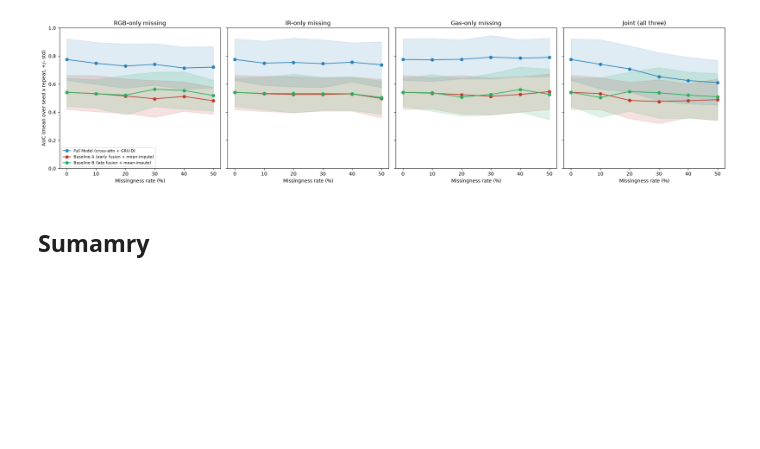
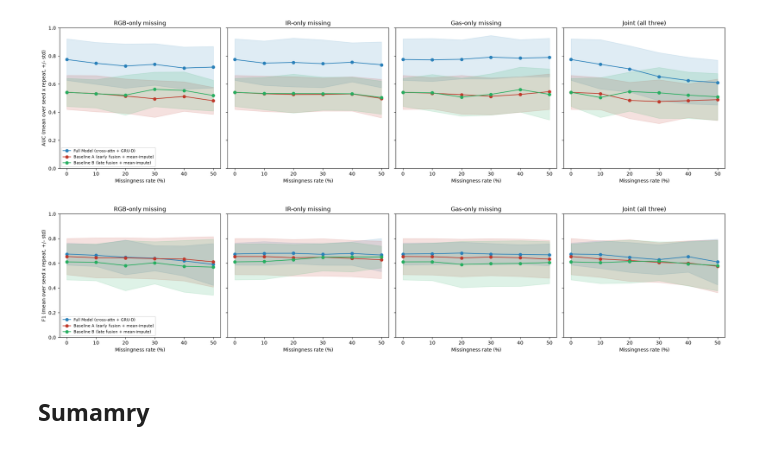
Before and after one commit to srijanani2073/multimodal-fruit-spoilage-detection, a Jupyter notebook: Code/08_missing_data_robustness.ipynb, the cells around one changed output. Drawn from its saved outputs; the diff is of its cells as text; code cells hidden in the pictures; blank space fills up the shorter version.

```diff
--- a/Code/08_missing_data_robustness.ipynb
+++ b/Code/08_missing_data_robustness.ipynb
@@ -1028,6 +1028,9 @@ train_loader_calib = DataLoader(train_ds_base, batch_size=cfg["batch_size"], shu
                                  collate_fn=day_sequence_collate, num_workers=0)
 val_loader = DataLoader(val_ds, batch_size=cfg["batch_size"], shuffle=False,
                          collate_fn=day_sequence_collate, num_workers=0)
+test_ds = DayLevelSequenceDataset(split="test", shared_pixel_cache=train_ds_base._pixel_cache)
+test_loader = DataLoader(test_ds, batch_size=cfg["batch_size"], shuffle=False,
+                          collate_fn=day_sequence_collate, num_workers=0)
 
 aug_ds = OfflineAugmentedDayLevelSequenceDataset(train_ds_base, transform_type=AUGMENTATION_TRANSFORM, n_copies=N_COPIES)
 train_loader = DataLoader(aug_ds, batch_size=cfg["batch_size"], sampler=build_weighted_sampler(aug_ds),
@@ -1345,3 +1420,10 @@ agg_df
 | 70 | full_model | rgb | 0.4 | 0.701561 | 0.137991 | 0.714444 | 0.149960 | 50 |
 | 71 | full_model | rgb | 0.5 | 0.690579 | 0.131025 | 0.721111 | 0.147410 | 50 |
 72 rows × 8 columns
+# %%
+test_agg_df = (test_sweep_df.groupby(["config", "pattern", "level"])
+          .agg(f1_mean=("f1", "mean"), f1_std=("f1", "std"),
+               auc_mean=("auc", "mean"), auc_std=("auc", "std"),
+               n=("f1", "count"))
+          .reset_index())
+test_agg_df.to_csv(ROBUST_OUT / "missing_data_sweep_test_aggregated.csv", index=False)
@@ -1395,6 +1493,40 @@ plt.savefig(ROBUST_OUT / "fig_auc_vs_missingness.png", dpi=150)
 plt.show()
 # %% [output]
 [figure]
+# %%
+PATTERNS = ["rgb", "ir", "gas", "joint"]
+PATTERN_LABELS = {"rgb": "RGB-only missing", "ir": "IR-only missing",
+                   "gas": "Gas-only missing", "joint": "Joint (all three)"}
+CONFIG_LABELS = {"full_model": "Full Model (cross-attn + GRU-D)",
+                  "baseline_a_early": "Baseline A (early fusion + mean-impute)",
+                  "baseline_b_late": "Baseline B (late fusion + mean-impute)"}
+CONFIG_COLORS = {"full_model": "#2980b9", "baseline_a_early": "#c0392b", "baseline_b_late": "#27ae60"}
+LEVELS = [0.0, 0.10, 0.20, 0.30, 0.40, 0.50]
+
+fig, axes = plt.subplots(1, 4, figsize=(20, 4.5), sharey=True)
+
+for ax, pattern in zip(axes, PATTERNS):
+    for config_key in ["full_model", "baseline_a_early", "baseline_b_late"]:
+        sub = test_agg_df[(test_agg_df["config"] == config_key) & (test_agg_df["pattern"] == pattern)]
+        sub = sub.sort_values("level")
+        x = sub["level"].values * 100
+        y = sub["f1_mean"].values
+        std = sub["f1_std"].values
+        color = CONFIG_COLORS[config_key]
+        ax.plot(x, y, marker="o", color=color, label=CONFIG_LABELS[config_key])
+        ax.fill_between(x, y - std, y + std, color=color, alpha=0.15)
+    ax.set_title(PATTERN_LABELS[pattern])
+    ax.set_xlabel("Missingness rate (%)")
+    ax.set_ylim(0, 1.0)
+
+axes[0].set_ylabel("F1 (mean over seed x repeat, +/- std)")
+axes[0].legend(loc="lower left", fontsize=8)
+
+plt.tight_layout()
+plt.savefig(ROBUST_OUT / "fig_f1_vs_missingness_test.png", dpi=300, bbox_inches="tight")
+plt.show()
+# %% [output]
+[figure, added]
 # %% [markdown]
 ## Sumamry
 # %%
```
Also changed, not shown: parts of 4 cells of this notebook, 6 other files.
